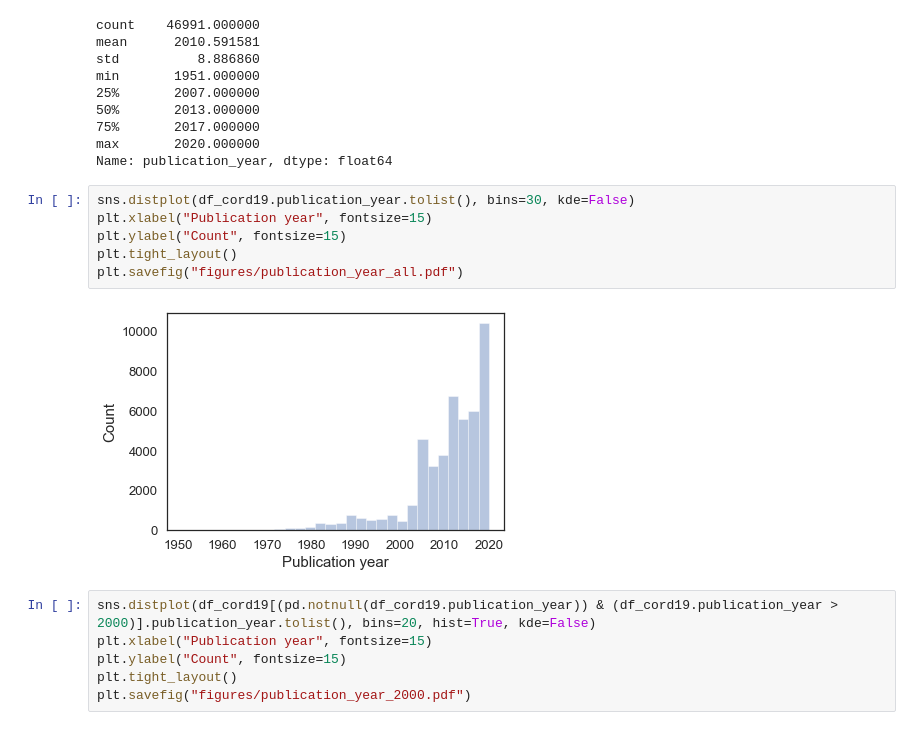
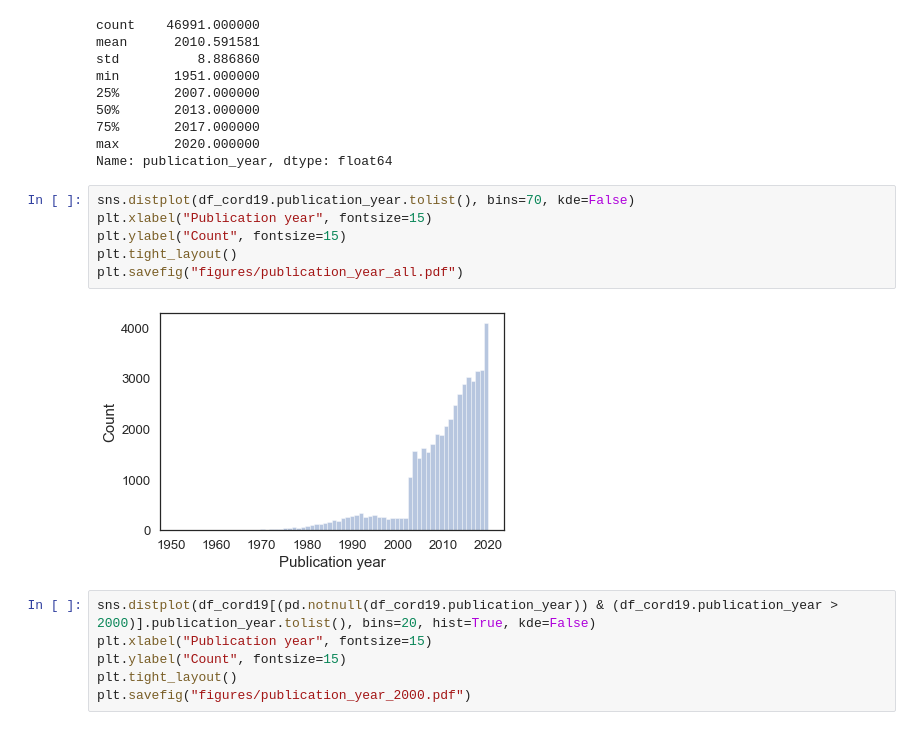
Before and after one commit to CWTSLeiden/cwts_covid, a Jupyter notebook: Notebook_CORD-19_1_overview.ipynb, the cells around one changed output. Saved outputs shown, nothing was run; the diff lists cells and outputs as text.

```diff
--- a/Notebook_CORD-19_1_overview.ipynb
+++ b/Notebook_CORD-19_1_overview.ipynb
@@ -108,13 +108,13 @@ min       1951.000000
 max       2020.000000
 Name: publication_year, dtype: float64
 # %%
-sns.distplot(df_cord19.publication_year.tolist(), bins=30, kde=False)
+sns.distplot(df_cord19.publication_year.tolist(), bins=70, kde=False)
 plt.xlabel("Publication year", fontsize=15)
 plt.ylabel("Count", fontsize=15)
 plt.tight_layout()
 plt.savefig("figures/publication_year_all.pdf")
 # %% [output]
-[figure, old version]
+[figure, new version]
 # %%
 sns.distplot(df_cord19[(pd.notnull(df_cord19.publication_year)) & (df_cord19.publication_year > 2000)].publication_year.tolist(), bins=20, hist=True, kde=False)
 plt.xlabel("Publication year", fontsize=15)
```
Also changed, not shown: 2 other files.
